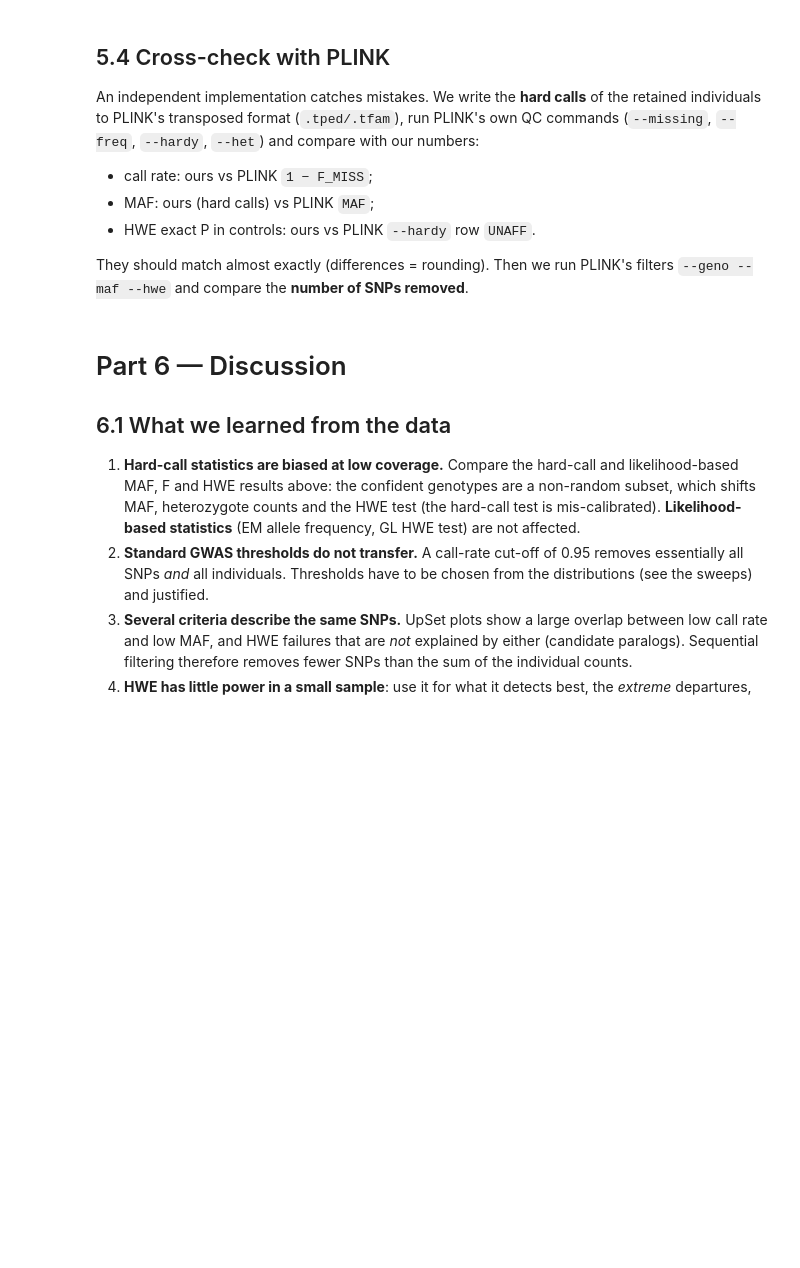
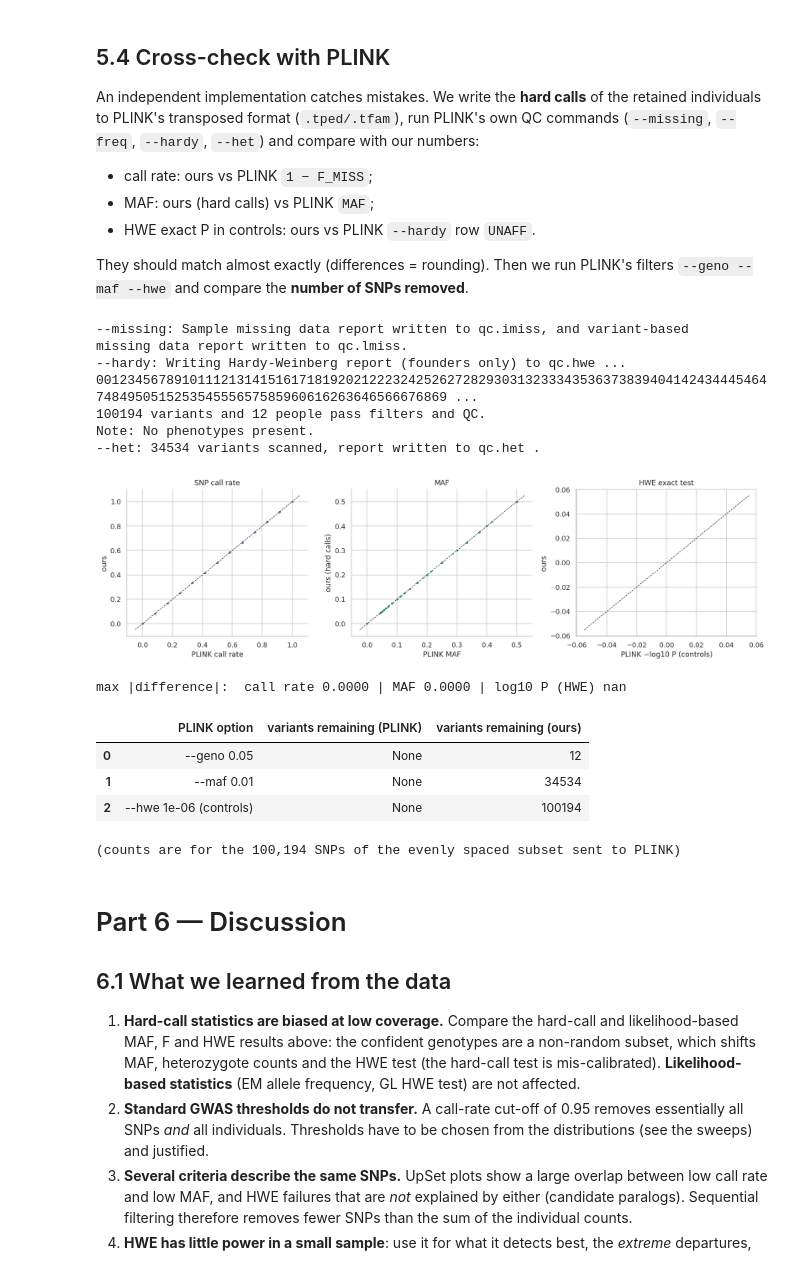
Before and after one commit to NikolayOskolkov/GWAS, a Jupyter notebook: practicals/Day2/QC_Filtering_HWE_Hypolimnas_misippus_Colab.ipynb, the cells around one changed output. Saved outputs shown, nothing was run; the diff lists cells and outputs as text; code cells hidden in the pictures; blank space fills up the shorter version.

Commit message:
added HWE, MAF, call rate practical

```diff
--- a/practicals/Day2/QC_Filtering_HWE_Hypolimnas_misippus_Colab.ipynb
+++ b/practicals/Day2/QC_Filtering_HWE_Hypolimnas_misippus_Colab.ipynb
@@ -1279,7 +1565,13 @@ Written to the `qc/` folder next to the ANGSD output:
 | `qc_variants.tsv.gz`, `qc_samples.tsv`, `qc_summary.tsv` | all QC statistics and flags | reports |
 # %%
 # 5.3  Export the filtered BEAGLE file and the lists
-pass_markers = set(snp2.marker[FINAL_PASS])
+def markers(T, idx=None):
+    idx = np.arange(len(T)) if idx is None else np.asarray(idx)
+    cat = pd.Categorical(T.contig)
+    names = np.asarray(cat.categories.astype(str))
+    return np.char.add(np.char.add(names[cat.codes[idx]], "_"), T.pos.values[idx].astype(str))
+
+pass_markers = set(map(str, markers(snp2, np.flatnonzero(np.asarray(FINAL_PASS)))))
 keep_idx = np.where(KEEP_SAMPLES)[0]
 cols = [0, 1, 2] + [3 + 3 * i + k for i in keep_idx for k in range(3)]
 out_beagle = OUT / "HypMis_calls.QC.beagle.gz"
@@ -1309,45 +1604,62 @@ An independent implementation catches mistakes. We write the **hard calls** of t
 
 They should match almost exactly (differences = rounding). Then we run PLINK's filters `--geno --maf --hwe` and compare the **number of SNPs removed**.
 # %%
-# 5.4  PLINK cross-check (hard calls of the retained individuals, all SNPs of the final scan)
+# 5.4  PLINK cross-check (hard calls of the retained individuals, evenly spaced subset of SNPs)
 if PLINK is None:
     print("PLINK is not available: skipping the cross-check")
 else:
     PL = OUT / "plink_check"; PL.mkdir(exist_ok=True)
-    G2 = S2["G"]; a1, a2 = snp2.a1.values, snp2.a2.values; keep2 = S2["keep_idx"]
+    G2 = S2["G"]; a1, a2 = snp2.a1.astype(str).values, snp2.a2.astype(str).values; keep2 = S2["keep_idx"]
+    # cross-check on an evenly spaced subset (<= 100,000 SNPs) so that it stays fast and light on memory
+    sub = np.arange(0, len(snp2), max(1, len(snp2) // 100000)); mk_sub = dict(zip(sub, markers(snp2, sub)))
     with open(PL / "qc.tped", "w") as fh:
-        for j in range(len(snp2)):
+        for j in sub:
             g = G2[j]; x = np.where(g < 0, "0 0", np.where(g == 0, f"{a1[j]} {a1[j]}", np.where(g == 1, f"{a1[j]} {a2[j]}", f"{a2[j]} {a2[j]}")))
-            fh.write(f"{snp2.contig[j]}\t{snp2.marker[j]}\t0\t{snp2.pos[j]}\t" + "\t".join(x) + "\n")
+            fh.write(f"{snp2.contig.iloc[j]}\t{mk_sub[j]}\t0\t{snp2.pos.iloc[j]}\t" + "\t".join(x) + "\n")
     with open(PL / "qc.tfam", "w") as fh:
         for i in keep2: fh.write(f"{SAMPLES[i]} {SAMPLES[i]} 0 0 0 {2 if IS_CASE[i] else 1}\n")
     r = subprocess.run(f"cd {PL} && {PLINK} --tfile qc --allow-extra-chr --missing --freq --hardy --het --out qc", shell=True, capture_output=True, text=True)
     print("\n".join(r.stdout.splitlines()[-6:]))
     lm = pd.read_csv(PL / "qc.lmiss", sep=r"\s+"); fr = pd.read_csv(PL / "qc.frq", sep=r"\s+"); hw = pd.read_csv(PL / "qc.hwe", sep=r"\s+")
-    hw_u = hw[hw.TEST == "UNAFF"].set_index("SNP"); mine = snp2.set_index("marker")
+    hw_u = hw[hw.TEST == "UNAFF"].set_index("SNP"); mine = snp2.iloc[sub].set_index(pd.Index(markers(snp2, sub)))
     cmpdf = pd.DataFrame({"call_ours": mine.call_rate, "call_plink": 1 - lm.set_index("SNP").F_MISS,
                           "maf_ours": mine.maf_hard, "maf_plink": fr.set_index("SNP").MAF,
                           "hwe_ours": mine.exact_p_ctrl, "hwe_plink": hw_u.P}).dropna(subset=["call_plink"])
     fig, ax = plt.subplots(1, 3, figsize=(15, 4.3))
     ax[0].scatter(cmpdf.call_plink, cmpdf.call_ours, s=3, alpha=.2, color=C["case"], rasterized=True); ax[0].set_xlabel("PLINK call rate"); ax[0].set_ylabel("ours"); ax[0].set_title("SNP call rate")
     ax[1].scatter(cmpdf.maf_plink, cmpdf.maf_ours, s=3, alpha=.2, color=C["pass"], rasterized=True); ax[1].set_xlabel("PLINK MAF"); ax[1].set_ylabel("ours (hard calls)"); ax[1].set_title("MAF")
     v = cmpdf.dropna(subset=["hwe_plink", "hwe_ours"])
     ax[2].scatter(-np.log10(np.maximum(v.hwe_plink, 1e-300)), -np.log10(np.maximum(v.hwe_ours, 1e-300)), s=3, alpha=.2, color=C["fail"], rasterized=True); ax[2].set_xlabel("PLINK −log10 P (controls)"); ax[2].set_ylabel("ours"); ax[2].set_title("HWE exact test")
     for a in ax: a.plot(a.get_xlim(), a.get_xlim(), "k--", lw=.8)
     plt.tight_layout(); savefig("plink_crosscheck"); plt.show()
     print(f"max |difference|:  call rate {np.abs(cmpdf.call_ours-cmpdf.call_plink).max():.4f} | MAF {np.abs(cmpdf.maf_ours-cmpdf.maf_plink).max():.4f} | log10 P (HWE) {np.abs(np.log10(np.maximum(v.hwe_ours,1e-300))-np.log10(np.maximum(v.hwe_plink,1e-300))).max():.3f}")
     # filter counts: PLINK vs ours with PLINK-equivalent definitions (standard preset, hard-call MAF)
     ps = PRESETS["standard"]
     def plink_count(opts):
         rr = subprocess.run(f"cd {PL} && {PLINK} --tfile qc --allow-extra-chr {opts} --make-just-bim --out tmp", shell=True, capture_output=True, text=True)
         m_ = re.search(r"(\d+) variants remaining", rr.stdout); return int(m_.group(1)) if m_ else None
-    rows = []
+    rows = []; ss = snp2.iloc[sub]                      # the same subset that PLINK saw
     for lab, opts, mine_mask in [
-        (f"--geno {1-ps['snp_call']:.2f}", f"--geno {1-ps['snp_call']:.2f}", snp2.call_rate >= ps["snp_call"]),
-        (f"--maf {ps['maf']}", f"--maf {ps['maf']}", snp2.maf_hard >= ps["maf"]),
-        (f"--hwe {ps['hwe_p']:g} (controls)", f"--hwe {ps['hwe_p']:g}", ~(snp2.exact_p_ctrl < ps["hwe_p"]))]:
+        (f"--geno {1-ps['snp_call']:.2f}", f"--geno {1-ps['snp_call']:.2f}", ss.call_rate >= ps["snp_call"]),
+        (f"--maf {ps['maf']}", f"--maf {ps['maf']}", ss.maf_hard >= ps["maf"]),
+        (f"--hwe {ps['hwe_p']:g} (controls)", f"--hwe {ps['hwe_p']:g}", ~(ss.exact_p_ctrl < ps["hwe_p"]))]:
         rows.append((lab, plink_count(opts), int(mine_mask.sum())))
     display(pd.DataFrame(rows, columns=["PLINK option", "variants remaining (PLINK)", "variants remaining (ours)"]))
+    print(f"(counts are for the {len(sub):,} SNPs of the evenly spaced subset sent to PLINK)")
+# %% [output]
+--missing: Sample missing data report written to qc.imiss, and variant-based
+missing data report written to qc.lmiss.
+--hardy: Writing Hardy-Weinberg report (founders only) to qc.hwe ... 00123456789101112131415161718192021222324252627282930313233343536373839404142434445464748495051525354555657585960616263646566676869 ...
+100194 variants and 12 people pass filters and QC.
+Note: No phenotypes present.
+--het: 34534 variants scanned, report written to qc.het .
+[figure, added]
+max |difference|:  call rate 0.0000 | MAF 0.0000 | log10 P (HWE) nan
+|  | PLINK option | variants remaining (PLINK) | variants remaining (ours) |
+| 0 | --geno 0.05 | None | 12 |
+| 1 | --maf 0.01 | None | 34534 |
+| 2 | --hwe 1e-06 (controls) | None | 100194 |
+(counts are for the 100,194 SNPs of the evenly spaced subset sent to PLINK)
 # %% [markdown]
 # Part 6 — Discussion
 
```
Also changed, not shown: parts of 31 cells of this notebook, 4 other files.
